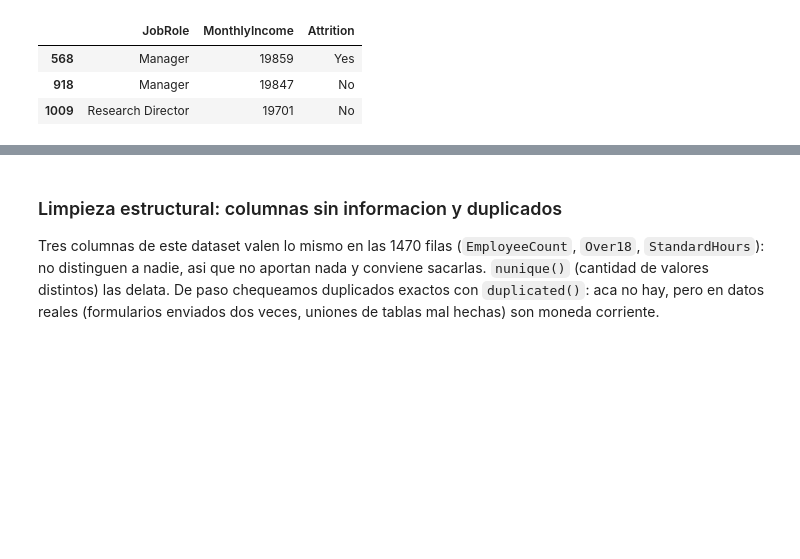
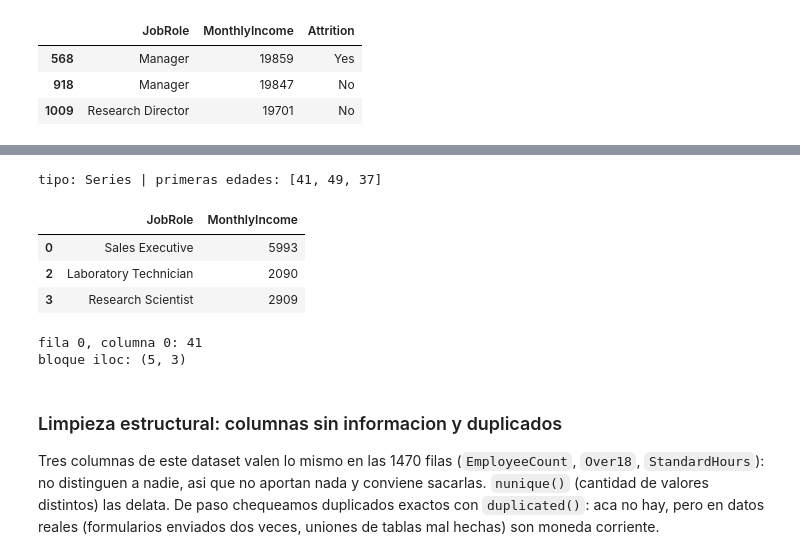
Before and after one commit to tomdamelio/analitica_de_datos, a Jupyter notebook: clases/clase-02/notebooks/clase02_python.ipynb, the cells around one changed output, grey strips where cells are left out. Cells and saved outputs as stored; diff of their text form; code cells hidden in the pictures; blank space fills up the shorter version.

```diff
--- a/clases/clase-02/notebooks/clase02_python.ipynb
+++ b/clases/clase-02/notebooks/clase02_python.ipynb
@@ -449,3 +491,28 @@ assert (con_horas_extra["OverTime"] == "Yes").all()
+# %%
+# loc: por etiqueta (nombre de columna). Una columna sola es una Series
+col_edad = df.loc[:, "Age"]        # todas las filas, la columna "Age"
+print("tipo:", type(col_edad).__name__, "| primeras edades:", col_edad.head(3).tolist())
+
+# loc combina condicion (filas) + columnas por nombre, en un solo paso
+df.loc[df["OverTime"] == "Yes", ["JobRole", "MonthlyIncome"]].head(3)
+# %% [output]
+tipo: Series | primeras edades: [41, 49, 37]
+|  | JobRole | MonthlyIncome |
+| 0 | Sales Executive | 5993 |
+| 2 | Laboratory Technician | 2090 |
+| 3 | Research Scientist | 2909 |
+# %%
+# iloc: por posicion entera (fila, columna), desde 0
+print("fila 0, columna 0:", df.iloc[0, 0])
+bloque = df.iloc[:5, :3]           # 5 primeras filas, 3 primeras columnas
+print("bloque iloc:", bloque.shape)
+
+assert type(col_edad).__name__ == "Series"     # una columna es una Series
+assert col_edad.equals(df["Age"])              # df.loc[:, "Age"] es lo mismo que df["Age"]
+assert df.iloc[0, 0] == df["Age"].iloc[0]      # (0,0) = primera edad
+# %% [output]
+fila 0, columna 0: 41
+bloque iloc: (5, 3)
 # %% [markdown]
 ### Limpieza estructural: columnas sin informacion y duplicados
 
```
Also changed, not shown: parts of 4 cells of this notebook, 5 other files.
